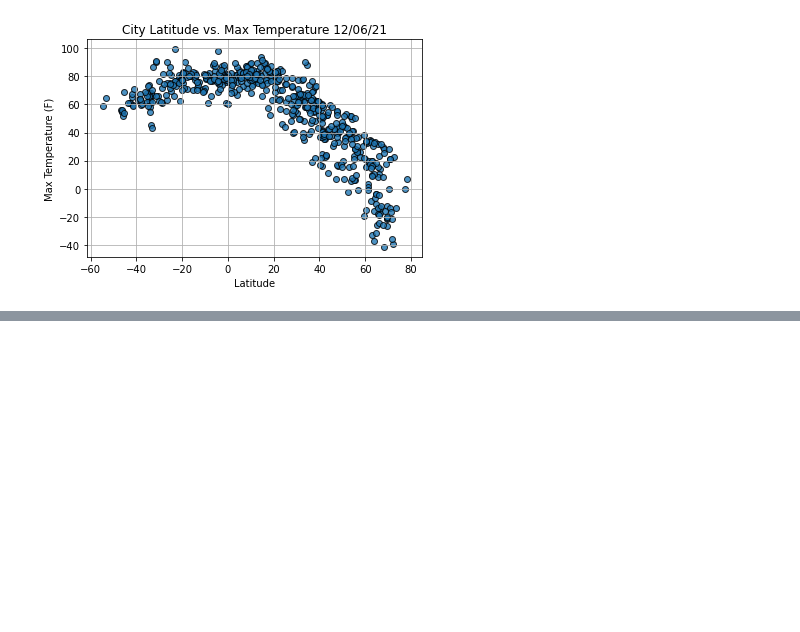
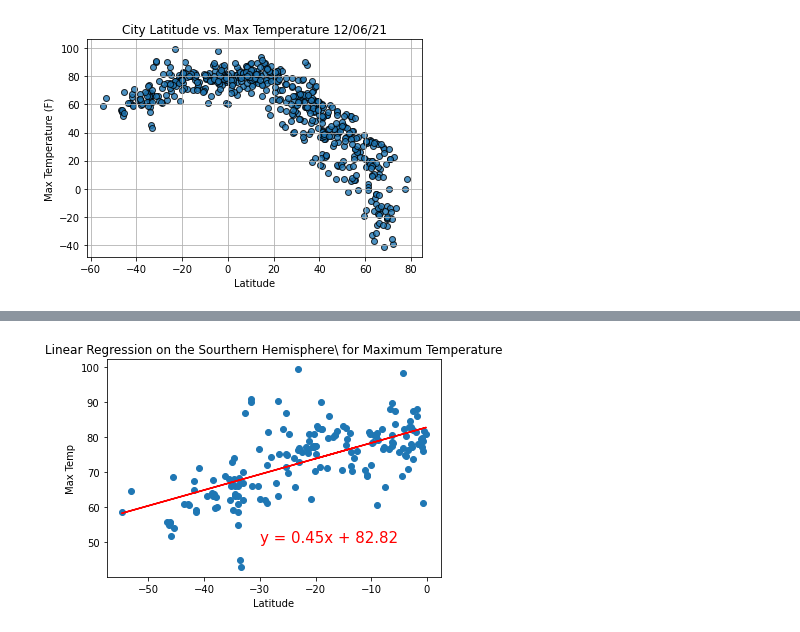
Before and after one commit to julianadvds/World_Weather_Analysis, a Jupyter notebook: weatherpy.ipynb, the cells around one changed output, grey strips where cells are left out. Saved outputs shown, nothing was run; the diff lists cells and outputs as text; code cells hidden in the pictures; blank space fills up the shorter version.

```diff
--- a/weatherpy.ipynb
+++ b/weatherpy.ipynb
@@ -224,0 +265,9 @@ plt.show()
+# %%
+#Linear regression on the max temps
+x_values = southern_hemi_df['Lat']
+y_values = southern_hemi_df['Max Temp']
+
+#call the function
+plot_linear_regression(x_values, y_values, "Linear Regression on the Sourthern Hemisphere\ for Maximum Temperature", 'Max Temp', (-30,50))
+# %% [output]
+[figure, added]
```
Also changed, not shown: parts of 17 cells of this notebook, 1 other file.
